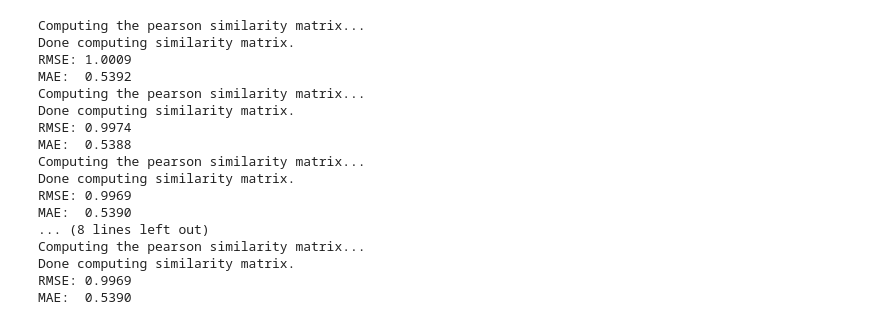
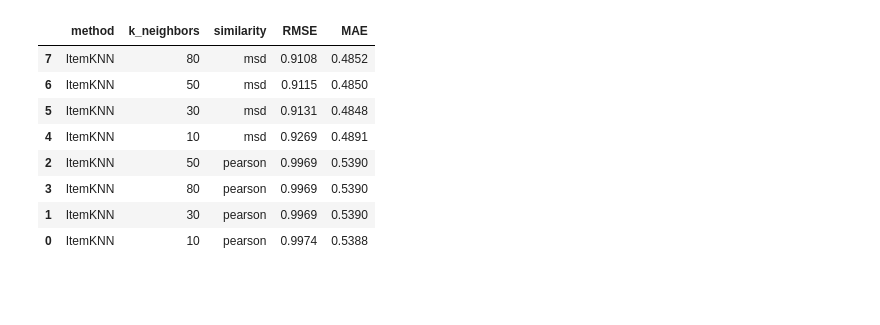
Before and after one commit to stgov/recsys_tareas, a Jupyter notebook: tarea_01/notebooks/item_based.ipynb, the cells around one changed output. Saved outputs shown, nothing was run; the diff lists cells and outputs as text; code cells hidden in the pictures; blank space fills up the shorter version.

```diff
--- a/tarea_01/notebooks/item_based.ipynb
+++ b/tarea_01/notebooks/item_based.ipynb
@@ -29,32 +37,43 @@ testset = test_data.construct_testset(
     test_data.raw_ratings
 )
 # %%
-k_values = [5, 10, 30, 50, 70, 100]
-mae_values = []
-rmse_values = []
+k_values = [10, 30, 50, 80]
+similarity_values = ["pearson", "msd"]
 
-for k in k_values:
-  model = surprise.KNNBasic(k=k, sim_options={'name': 'pearson', 'user_based': False})
-  model.fit(trainset)
-  predictions = model.test(testset)
-  rmse_values.append(accuracy.rmse(predictions))
-  mae_values.append(accuracy.mae(predictions))
+item_rows = []
+item_models = {}
+
+for similarity in similarity_values:
+    for k in k_values:
+        model = surprise.KNNBasic(
+            k=k,
+            min_k=1,
+            sim_options={"name": similarity, "user_based": False},
+            verbose=False,
+        )
+        model.fit(trainset)
+        predictions = model.test(testset)
+        item_rows.append(
+            {
+                "method": "ItemKNN",
+                "k_neighbors": k,
+                "similarity": similarity,
+                "RMSE": round(float(accuracy.rmse(predictions, verbose=False)), 4),
+                "MAE": round(float(accuracy.mae(predictions, verbose=False)), 4),
+            }
+        )
+        item_models[(k, similarity)] = model
+
+item_results = pd.DataFrame(item_rows)
+item_results.sort_values("RMSE")
 # %% [output]
-Computing the pearson similarity matrix...
-Done computing similarity matrix.
-RMSE: 1.0009
-MAE:  0.5392
-Computing the pearson similarity matrix...
-Done computing similarity matrix.
-RMSE: 0.9974
-MAE:  0.5388
-Computing the pearson similarity matrix...
-Done computing similarity matrix.
-RMSE: 0.9969
-MAE:  0.5390
-... (8 lines left out)
-Computing the pearson similarity matrix...
-Done computing similarity matrix.
-RMSE: 0.9969
-MAE:  0.5390
+|  | method | k_neighbors | similarity | RMSE | MAE |
+| 7 | ItemKNN | 80 | msd | 0.9108 | 0.4852 |
+| 6 | ItemKNN | 50 | msd | 0.9115 | 0.4850 |
+| 5 | ItemKNN | 30 | msd | 0.9131 | 0.4848 |
+| 4 | ItemKNN | 10 | msd | 0.9269 | 0.4891 |
+| 2 | ItemKNN | 50 | pearson | 0.9969 | 0.5390 |
+| 3 | ItemKNN | 80 | pearson | 0.9969 | 0.5390 |
+| 1 | ItemKNN | 30 | pearson | 0.9969 | 0.5390 |
+| 0 | ItemKNN | 10 | pearson | 0.9974 | 0.5388 |
 # %%
```
Also changed, not shown: parts of 4 cells of this notebook, 4 other files.
